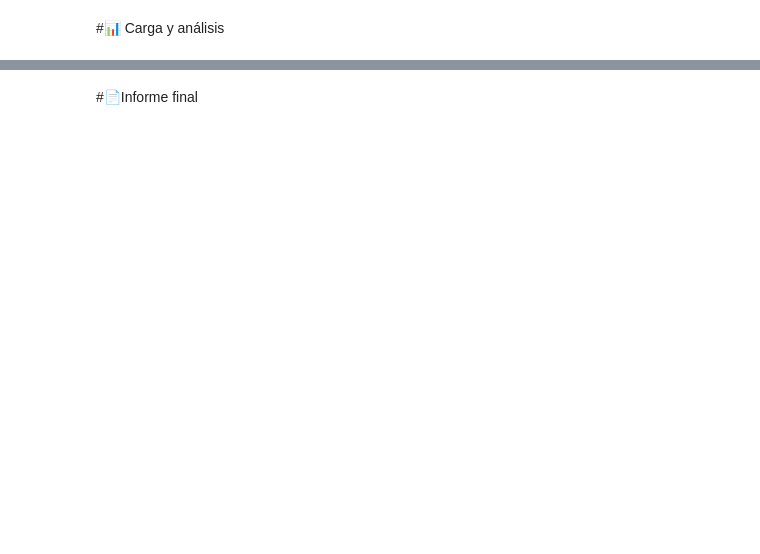
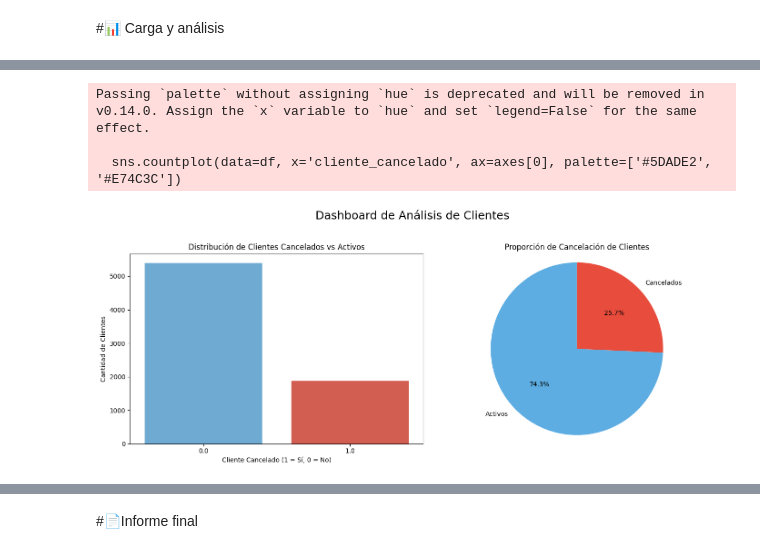
Before and after one commit to Lucas-Jimenez-uribe/telecom_x, a Jupyter notebook: TelecomX_LATAM.ipynb, the cells around one changed output, grey strips where cells are left out. Cells and saved outputs as stored; diff of their text form; code cells hidden in the pictures; blank space fills up the shorter version.

```diff
--- a/TelecomX_LATAM.ipynb
+++ b/TelecomX_LATAM.ipynb
@@ -135,0 +233,31 @@ for col in columnas_binarias:
+# %%
+
+# 1. Crear la figura y la cuadrícula de 1x2
+fig, axes = plt.subplots(nrows=1, ncols=2, figsize=(14, 6))
+fig.suptitle('Dashboard de Análisis de Clientes', fontsize=18)
+
+# --- Gráfica 1: Distribución (Izquierda) [axes[0]] ---
+sns.countplot(data=df, x='cliente_cancelado', ax=axes[0], palette=['#5DADE2', '#E74C3C'])
+axes[0].set_title('Distribución de Clientes Cancelados vs Activos')
+axes[0].set_xlabel('Cliente Cancelado (1 = Sí, 0 = No)')
+axes[0].set_ylabel('Cantidad de Clientes')
+
+# --- Gráfica 2: Proporción (Derecha) [axes[1]] ---
+# Primero, calculamos los valores para la gráfica de torta
+valores = df['cliente_cancelado'].value_counts()
+labels = ['Activos', 'Cancelados']
+colors = ['#5DADE2', '#E74C3C']
+
+# Ahora, dibujamos la gráfica en el eje correspondiente
+axes[1].pie(valores, labels=labels, autopct='%1.1f%%', startangle=90, colors=colors)
+axes[1].set_title('Proporción de Cancelación de Clientes')
+axes[1].axis('equal')  # Asegura que la gráfica de torta sea circular
+
+# 3. Ajustar y mostrar la figura completa
+plt.tight_layout(rect=[0, 0.03, 1, 0.95]) # El rect deja espacio para el título general
+plt.show()
+# %% [output]
+Passing `palette` without assigning `hue` is deprecated and will be removed in v0.14.0. Assign the `x` variable to `hue` and set `legend=False` for the same effect.
+
+  sns.countplot(data=df, x='cliente_cancelado', ax=axes[0], palette=['#5DADE2', '#E74C3C'])
+[figure, added]
```
Also changed, not shown: parts of 13 cells of this notebook.
